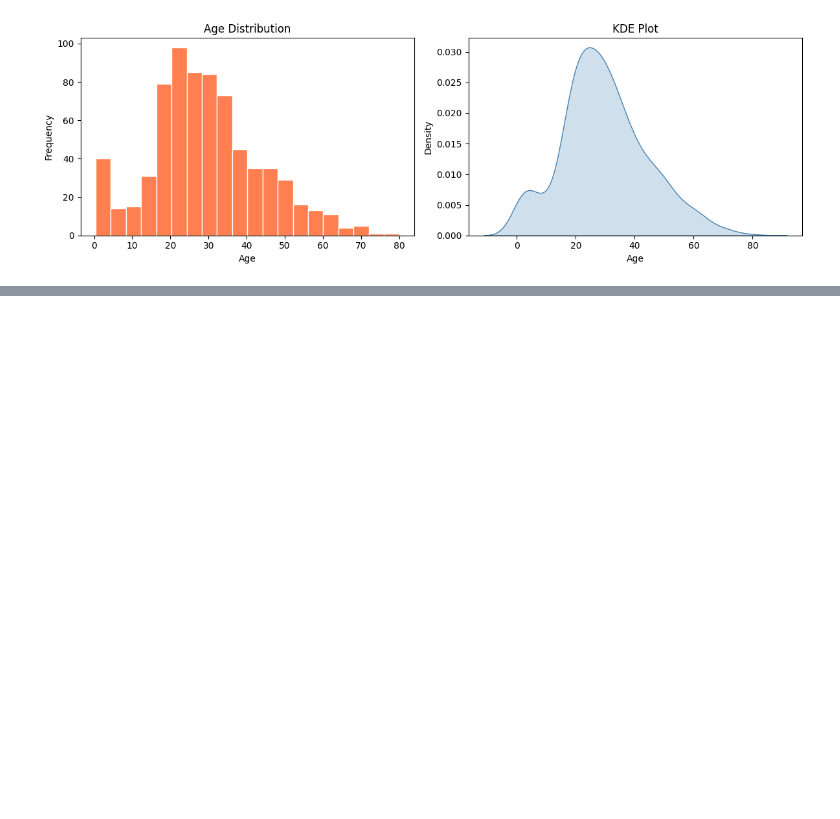
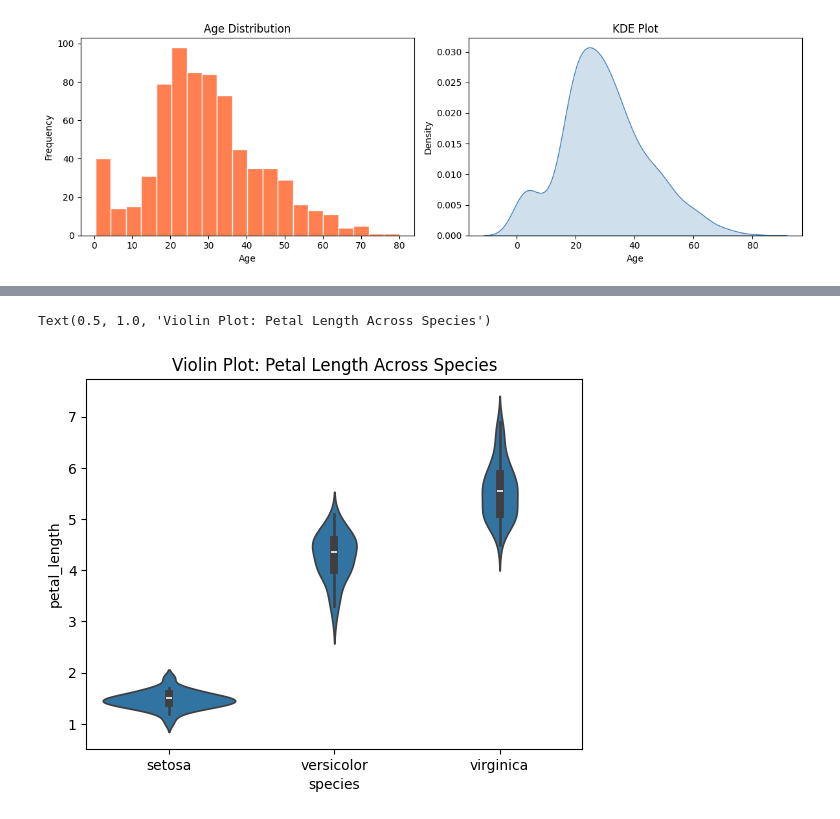
Before and after one commit to SAISANJAYR/Sai-s_IQube_Practice_Tasks, a Jupyter notebook: Sai's_IQube_Practice_Notebook.ipynb, the cells around one changed output, grey strips where cells are left out. Drawn from its saved outputs; the diff is of its cells as text; code cells hidden in the pictures; blank space fills up the shorter version.

```diff
--- a/Sai's_IQube_Practice_Notebook.ipynb
+++ b/Sai's_IQube_Practice_Notebook.ipynb
@@ -340,0 +341,10 @@ plt.show()
+# %%
+# ViolinPlot
+sns.violinplot(x='species', y='petal_length', data=iris,
+               #inner='quartile'
+               )
+# if inner='quartile' instead of using box plot, it uses lines(quartiles) to show mean, median and extreme points....
+plt.title("Violin Plot: Petal Length Across Species")
+# %% [output]
+Text(0.5, 1.0, 'Violin Plot: Petal Length Across Species')
+[figure, added]
```
Also changed, not shown: parts of 11 cells of this notebook.
